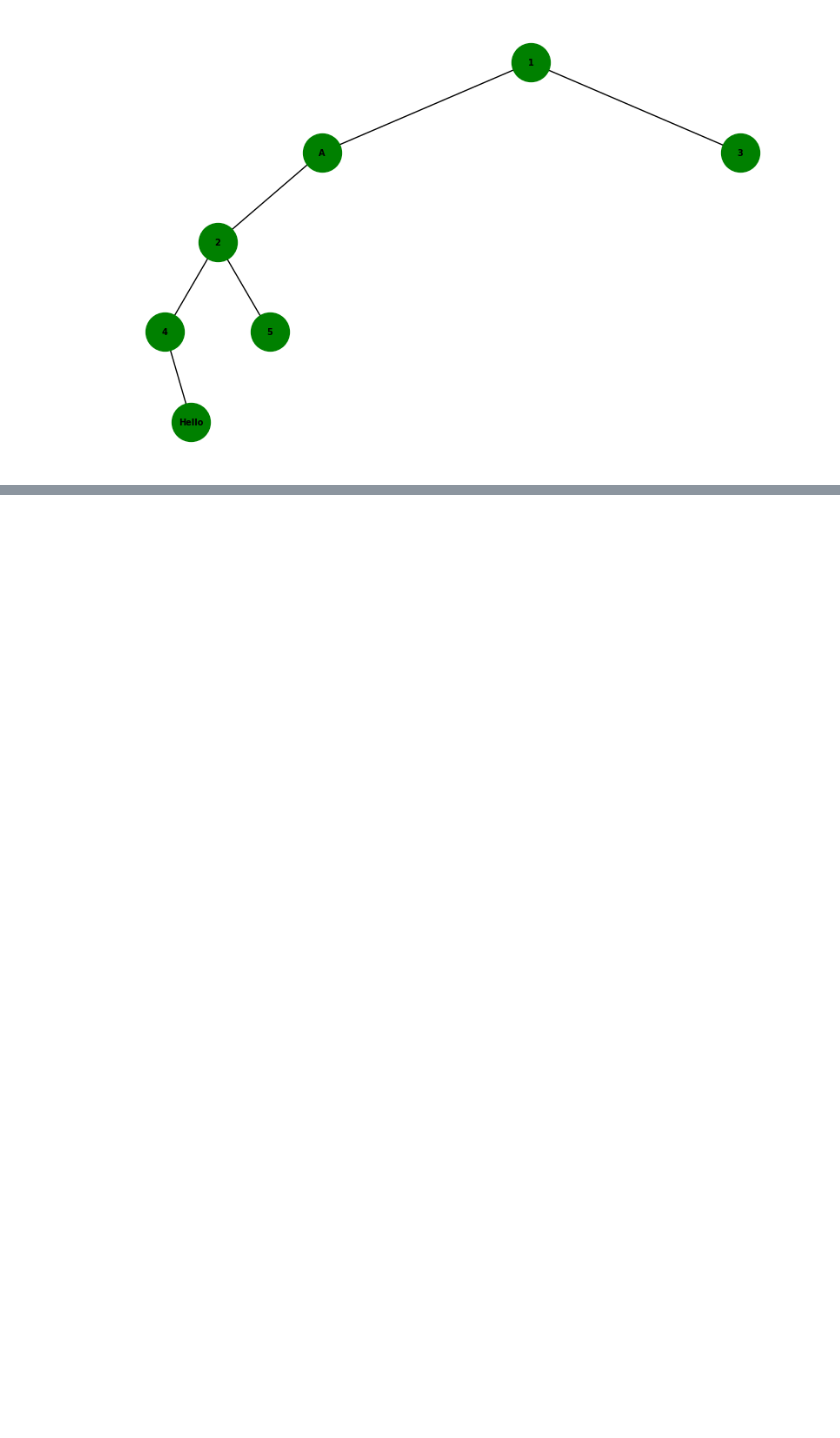
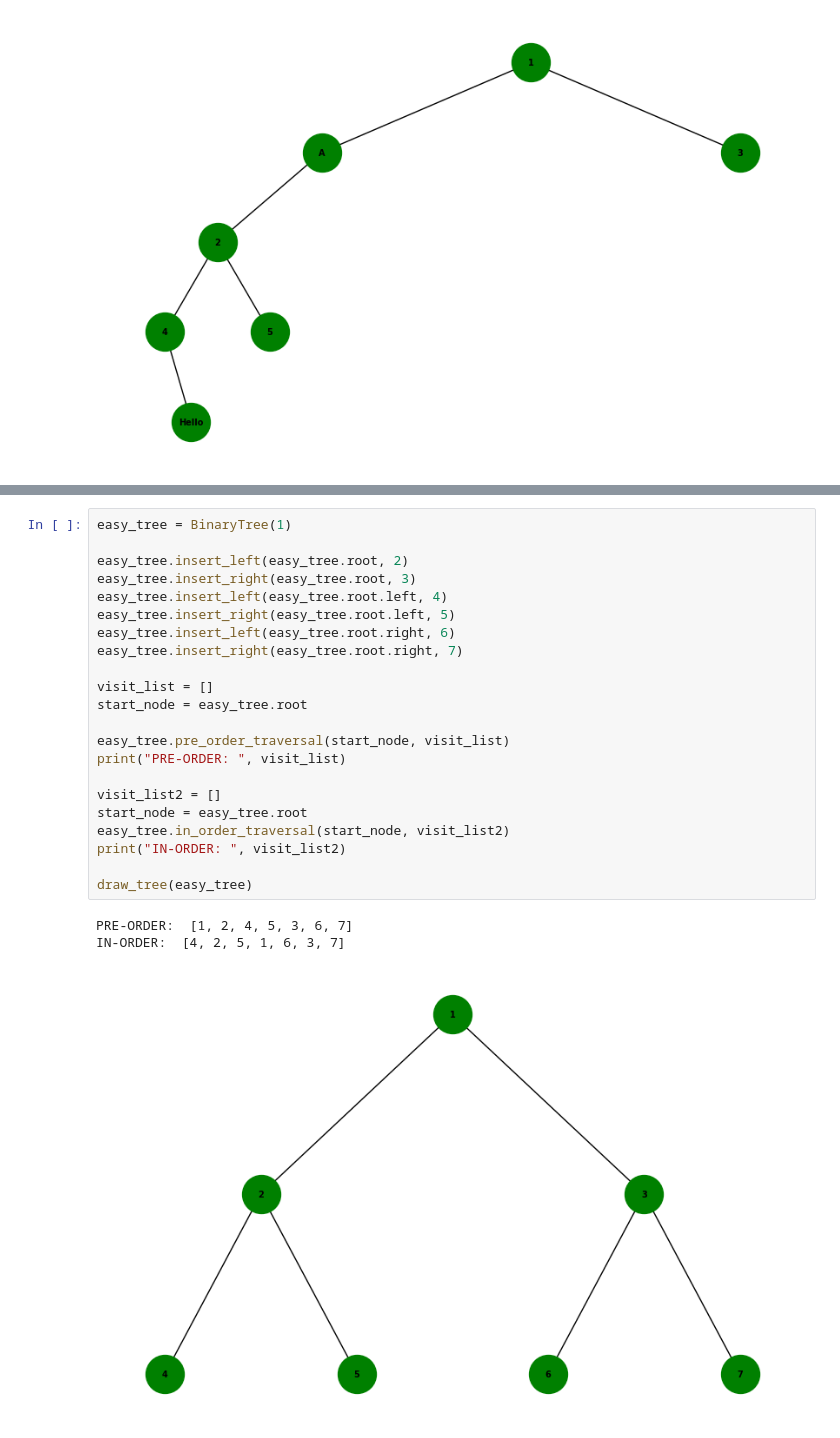
Before and after one commit to SE-6/04_Non-linear_Data_Structures, a Jupyter notebook: 02_Trees/01_Binary_Tree.ipynb, the cells around one changed output, grey strips where cells are left out. Drawn from its saved outputs; the diff is of its cells as text; blank space fills up the shorter version.

```diff
--- a/02_Trees/01_Binary_Tree.ipynb
+++ b/02_Trees/01_Binary_Tree.ipynb
@@ -104,0 +176,26 @@ draw_tree(bt)
+# %%
+easy_tree = BinaryTree(1)
+
+easy_tree.insert_left(easy_tree.root, 2)
+easy_tree.insert_right(easy_tree.root, 3)
+easy_tree.insert_left(easy_tree.root.left, 4)
+easy_tree.insert_right(easy_tree.root.left, 5)
+easy_tree.insert_left(easy_tree.root.right, 6)
+easy_tree.insert_right(easy_tree.root.right, 7)
+
+visit_list = []
+start_node = easy_tree.root
+
+easy_tree.pre_order_traversal(start_node, visit_list)
+print("PRE-ORDER: ", visit_list)
+
+visit_list2 = []
+start_node = easy_tree.root
+easy_tree.in_order_traversal(start_node, visit_list2)
+print("IN-ORDER: ", visit_list2)
+
+draw_tree(easy_tree)
+# %% [output]
+PRE-ORDER:  [1, 2, 4, 5, 3, 6, 7]
+IN-ORDER:  [4, 2, 5, 1, 6, 3, 7]
+[figure, added]
```
Also changed, not shown: parts of 4 cells of this notebook, 2 other files.
